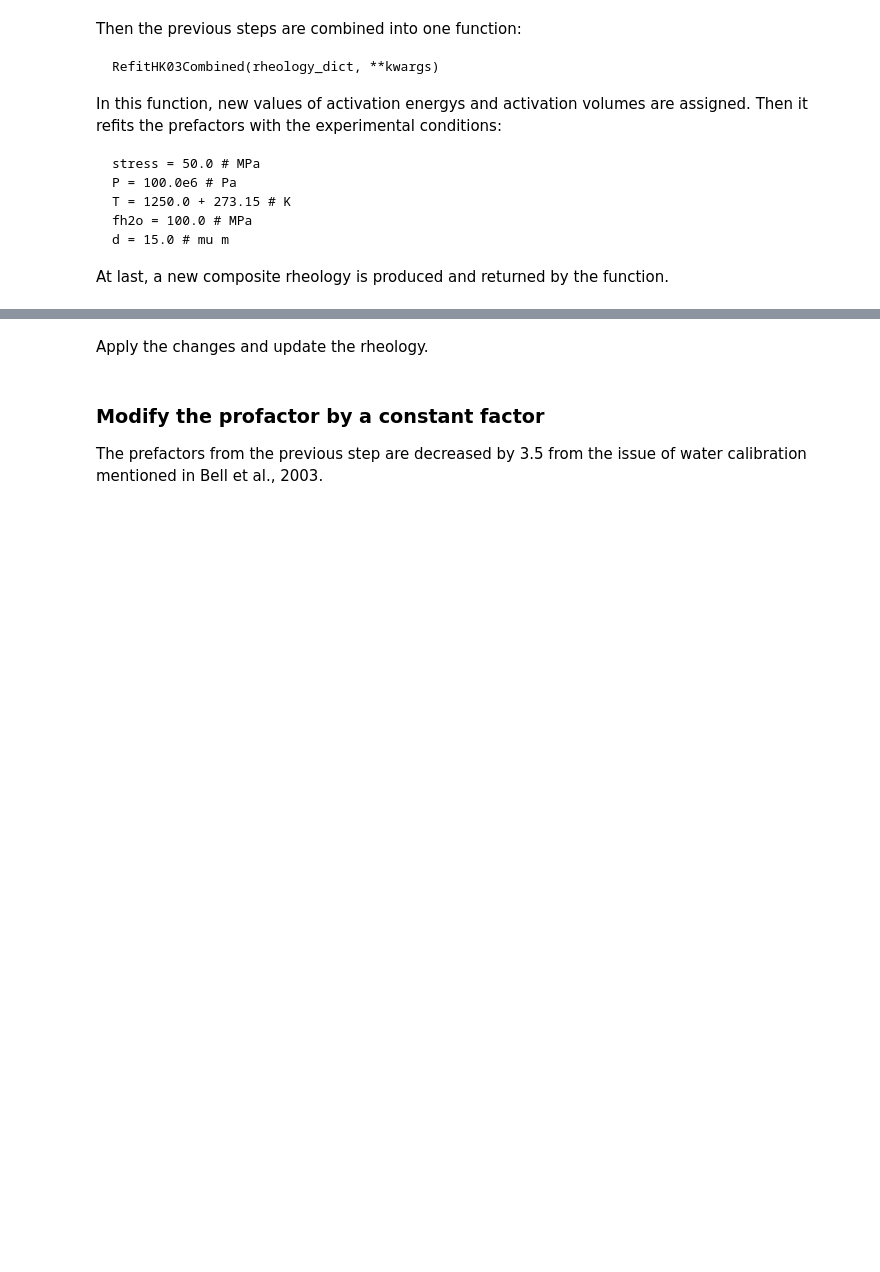
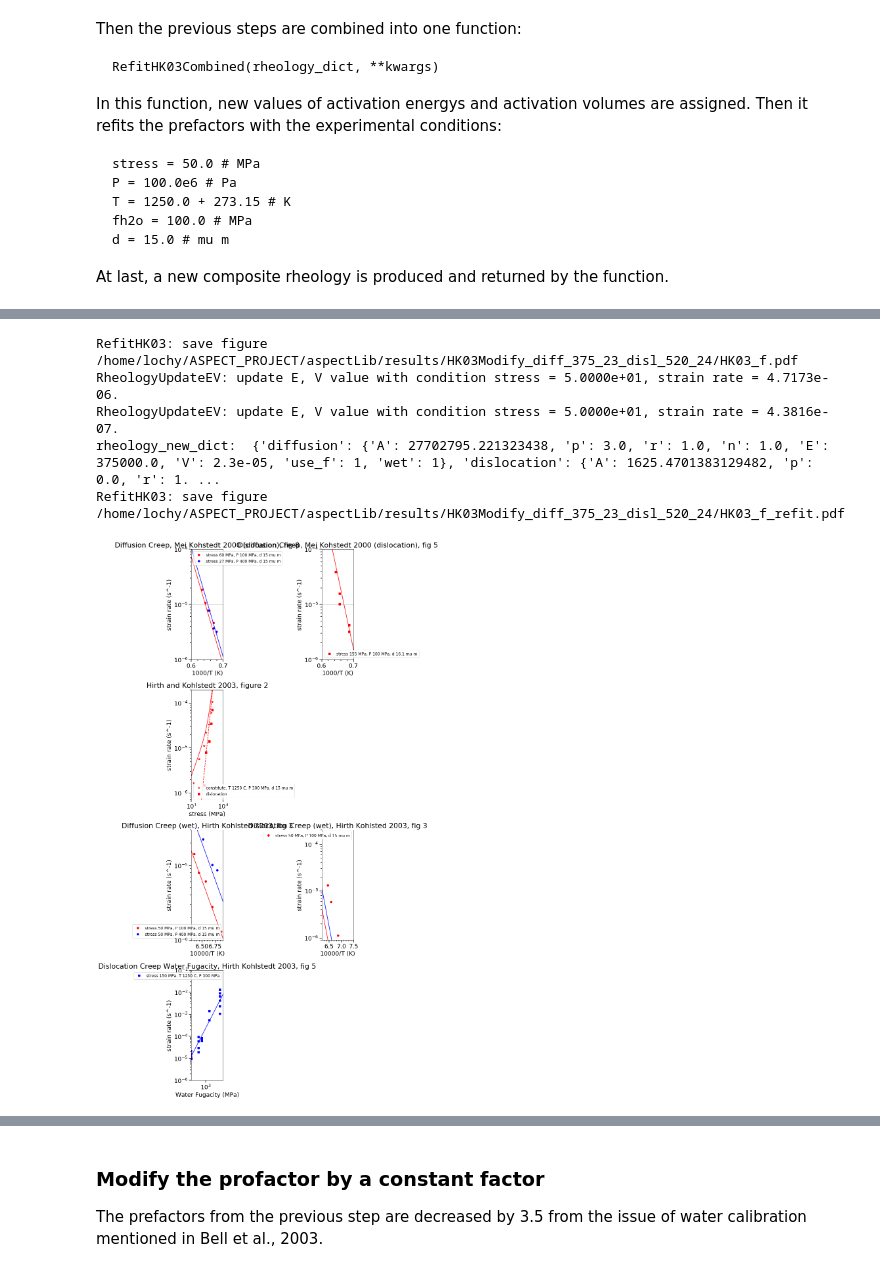
Before and after one commit to lhy11009/aspectLib, a Jupyter notebook: jupyter_notebooks/Rheology/refit_HK03.ipynb, the cells around one changed output, grey strips where cells are left out. Drawn from its saved outputs; the diff is of its cells as text; code cells hidden in the pictures; blank space fills up the shorter version.

```diff
--- a/jupyter_notebooks/Rheology/refit_HK03.ipynb
+++ b/jupyter_notebooks/Rheology/refit_HK03.ipynb
@@ -390,24 +198,70 @@ Second, several Coh values are considered for different rheologies with constant
 # %%
 # parse parameters
 # the deviations to the activation energies and activation volumes.
-# diffusion creep, the range of deviations is in the comments
-dE_diff = 0.0  # 50e3 + r * 2e3
-dV_diff = 0.0  # 4.5e-6 + r * 1e-6
-# dislocation creep
-dE_disl = 0.0  # 40e3 + r * 2e3
-dV_disl = 0.0  # 3.0e-6 + r * 1e-6
+by_diff = True
 
-# values of flow law variables
-E_diff = 375e3 + dE_diff
-V_diff = 23e-6 + dV_diff
-E_disl = 520e3 + dE_disl
-V_disl = 24e-6 + dV_disl
+# The default values from Magali's modified version of the HK03 rheology
+E_diff = 375e3
+V_diff = 23e-6
+E_disl = 520e3
+V_disl = 24e-6
 
+if by_diff:
+    # assign value differences here
+    # diffusion creep, the range of deviations is in the comments
+    dE_diff = 0.0  # 50e3 + r * 2e3
+    dV_diff = 0.0  # 4.5e-6 + r * 1e-6
+    # dislocation creep
+    dE_disl = 0.0  # 40e3 + r * 2e3
+    dV_disl = 0.0  # 3.0e-6 + r * 1e-6
 
+    E_diff += dE_diff
+    V_diff += dV_diff
+    E_disl += dE_disl
+    V_disl += dV_disl
+else:
+    # assign new values here
+    E_diff = 375e3
+    V_diff = 23e-6
+    E_disl = 520e3
+    V_disl = 24e-6
 
-# The output directory
+# read the parameters from HK 03.
+# water is in the water fugacity
+diffusion_creep, dislocation_creep = Rheology.GetRheology("HK03_f", use_coh=False)
+rheology_dict = {'diffusion': diffusion_creep, 'dislocation': dislocation_creep}
+
+# Make the output directory
 output_dir = os.path.join(RESULT_DIR, "HK03Modify_diff_%.0f_%.0f_disl_%.0f_%.0f" %\
 (E_diff/1e3, V_diff*1e6, E_disl/1e3, V_disl*1e6))
 if os.path.isdir(output_dir):
     rmtree(output_dir)
 os.mkdir(output_dir)
+
+# plot the old result
+Rheology.RefitHK03(rheology_dict, "HK03_f", output_dir)
+
+# fit new rheology
+stress = 50.0 # MPa
+P = 100.0e6 # Pa
+T = 1250.0 + 273.15 # K
+fh2o = 100.0 # MPa
+d = 15.0 # mu m
+diffusion_creep_new = RheologyUpdateEV(diffusion_creep, stress, P, T, d, fh2o,\
+                                        E=E_diff, V=V_diff)
+dislocation_creep_new = RheologyUpdateEV(dislocation_creep, stress, P, T, d, fh2o,\
+                                        E=E_disl, V=V_disl)
+rheology_new_dict = {'diffusion': diffusion_creep_new, 'dislocation': dislocation_creep_new}
+
+# print the new rheology in dict
+print("rheology_new_dict: ", rheology_new_dict)
+
+# plot the new results
+Rheology.RefitHK03(rheology_new_dict, "HK03_f_refit", output_dir)
+# %% [output]
+RefitHK03: save figure /home/lochy/ASPECT_PROJECT/aspectLib/results/HK03Modify_diff_375_23_disl_520_24/HK03_f.pdf
+RheologyUpdateEV: update E, V value with condition stress = 5.0000e+01, strain rate = 4.7173e-06.
+RheologyUpdateEV: update E, V value with condition stress = 5.0000e+01, strain rate = 4.3816e-07.
+rheology_new_dict:  {'diffusion': {'A': 27702795.221323438, 'p': 3.0, 'r': 1.0, 'n': 1.0, 'E': 375000.0, 'V': 2.3e-05, 'use_f': 1, 'wet': 1}, 'dislocation': {'A': 1625.4701383129482, 'p': 0.0, 'r': 1. ...
+RefitHK03: save figure /home/lochy/ASPECT_PROJECT/aspectLib/results/HK03Modify_diff_375_23_disl_520_24/HK03_f_refit.pdf
+[figure, added]
@@ -414,2 +268,0 @@ os.mkdir(output_dir)
-# %% [markdown]
-Apply the changes and update the rheology.
```
Also changed, not shown: parts of 9 cells of this notebook, 1 other file.
